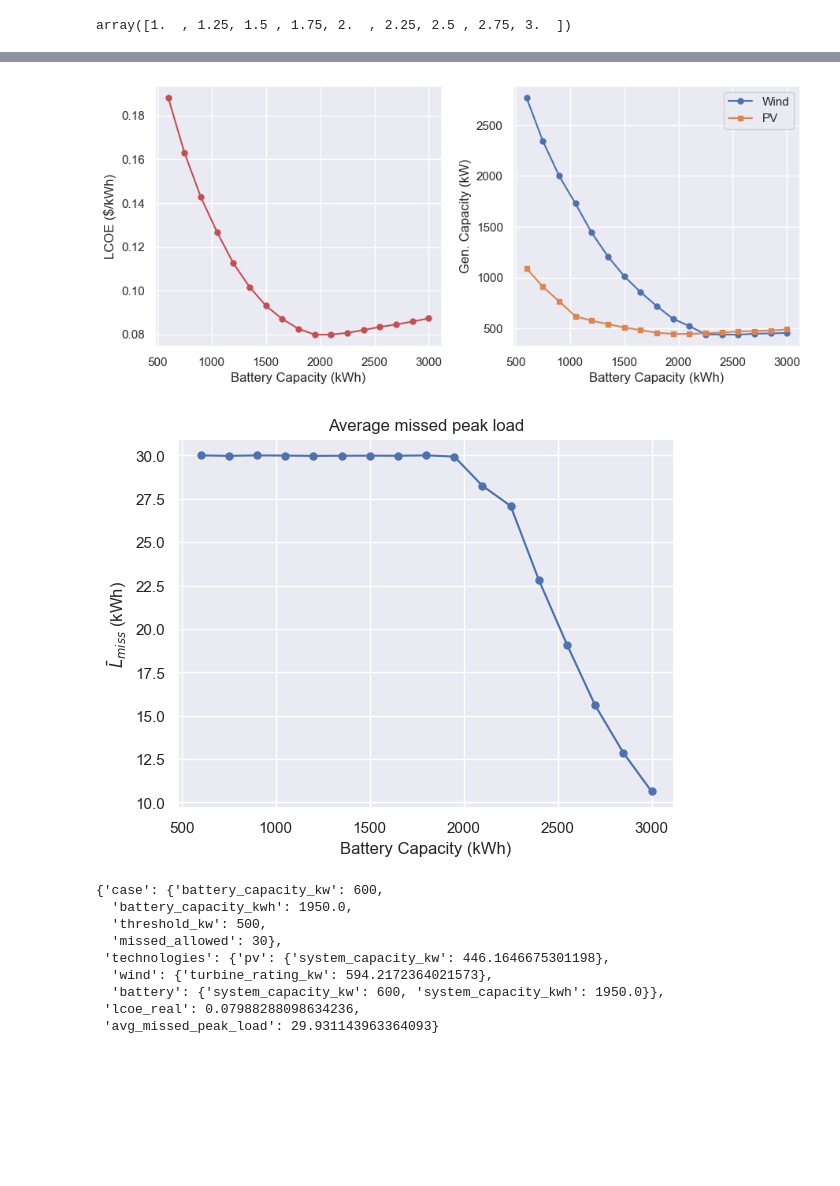
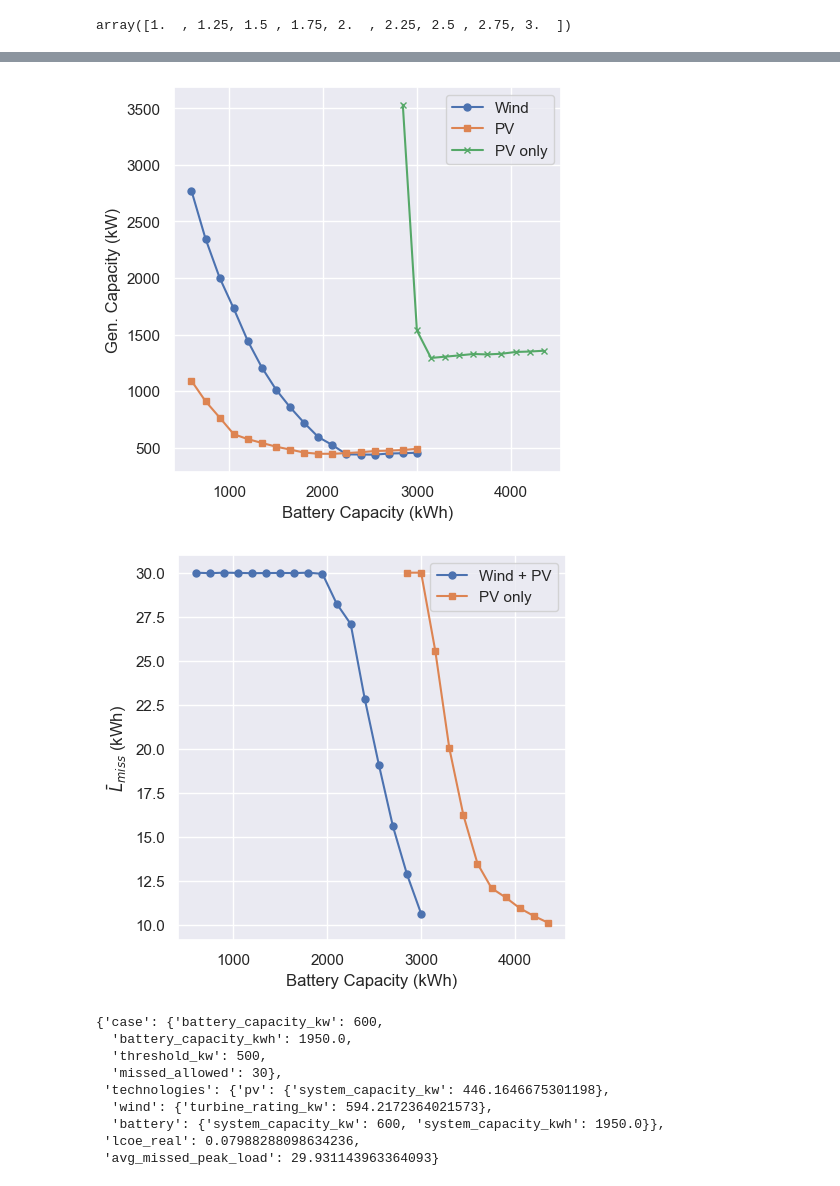
Before and after one commit to camirmas/HOPP, a Jupyter notebook: ev/notebooks/cases.ipynb, the cells around one changed output, grey strips where cells are left out. Drawn from its saved outputs; the diff is of its cells as text; code cells hidden in the pictures; blank space fills up the shorter version.

Commit message:
Update missed load calc + add cases

```diff
--- a/ev/notebooks/cases.ipynb
+++ b/ev/notebooks/cases.ipynb
@@ -75,3 +39,5 @@ Text(0, 0.5, 'PV Rating (kW)')
+# %%
+cases_pv_only = load_case_results("sweep_battery_2_pv_only")
 # %%
 np.arange(1, 3.25, .25)
 # %% [output]
@@ -79,50 +70,53 @@ array([1.  , 1.25, 1.5 , 1.75, 2.  , 2.25, 2.5 , 2.75, 3.  ])
 # %%
-fig, axes = plt.subplots(1, 2, figsize=(9, 4))
-fig.tight_layout()
-fig.subplots_adjust(wspace=.25)
+fig, ax = plt.subplots(figsize=(5, 5))
 
 x = np.array([i["technologies"]["battery"]["system_capacity_kwh"] for i in cases])
 
-y_lcoe = np.array([i["lcoe_real"] for i in cases])
+
+x_pv = np.array([i["technologies"]["battery"]["system_capacity_kwh"] for i in cases_pv_only])
+
 
 xs = np.argsort(x)
-axes[0].plot(x[xs], y_lcoe[xs], color="C3", marker="o", markersize=5)
+xs_pv = np.argsort(x_pv)
 
 y_wind = np.array([i["technologies"]["wind"]["turbine_rating_kw"] for i in cases])
 
-axes[1].plot(x[xs], y_wind[xs], label="Wind", marker="o", markersize=5)
+ax.plot(x[xs], y_wind[xs], label="Wind", marker="o", markersize=5)
 
 y_pv = np.array([i["technologies"]["pv"]["system_capacity_kw"] for i in cases])
+y_pv2 = np.array([i["technologies"]["pv"]["system_capacity_kw"] for i in cases_pv_only])
 
-axes[1].plot(x[xs], y_pv[xs], label="PV", marker="s", markersize=5)
+ax.plot(x[xs], y_pv[xs], label="PV", marker="s", markersize=5)
+ax.plot(x_pv[xs_pv][1:], y_pv2[xs_pv][1:], label="PV only", marker="x", markersize=5)
 
-axes[0].set_xlabel("Battery Capacity (kWh)")
-axes[1].set_xlabel("Battery Capacity (kWh)")
+ax.set_xlabel("Battery Capacity (kWh)")
+ax.set_ylabel("Gen. Capacity (kW)")
+ax.legend()
 
-axes[0].set_ylabel("LCOE ($/kWh)")
-axes[1].set_ylabel("Gen. Capacity (kW)")
-axes[1].legend()
-
-figs["case_results"] = fig
+figs["sweep_gen"] = fig
 # %% [output]
-[figure, old version]
+[figure, new version]
 # %%
-fig, ax = plt.subplots()
-# fig.tight_layout()
-# fig.subplots_adjust(wspace=.25)
+fig, ax = plt.subplots(figsize=(5, 5))
 
 x = np.array([i["technologies"]["battery"]["system_capacity_kwh"] for i in cases])
 y_miss = np.array([i["avg_missed_peak_load"] for i in cases])
 
-ax.set_title("Average missed peak load")
+x_pv = np.array([i["technologies"]["battery"]["system_capacity_kwh"] for i in cases_pv_only])
+y_miss_pv = np.array([i["avg_missed_peak_load"] for i in cases_pv_only])
+
+# ax.set_title("Average missed peak load")
 ax.set_xlabel("Battery Capacity (kWh)")
 ax.set_ylabel(r"$\bar{L}_{miss}$ (kWh)")
 
-ax.plot(x[xs], y_miss[xs], marker="o", markersize=5)
+ax.plot(x[xs], y_miss[xs], marker="o", markersize=5, label="Wind + PV")
+ax.plot(x_pv[xs_pv][1:], y_miss_pv[xs_pv][1:], marker="s", markersize=5, label="PV only")
+
+ax.legend()
 
 figs["avg_missed_peak"] = fig
 # %% [output]
-[figure, old version]
+[figure, new version]
 # %%
 get_best_case("sweep_battery_2")
 # %% [output]
```
Also changed, not shown: parts of 6 cells of this notebook, 14 other files.
